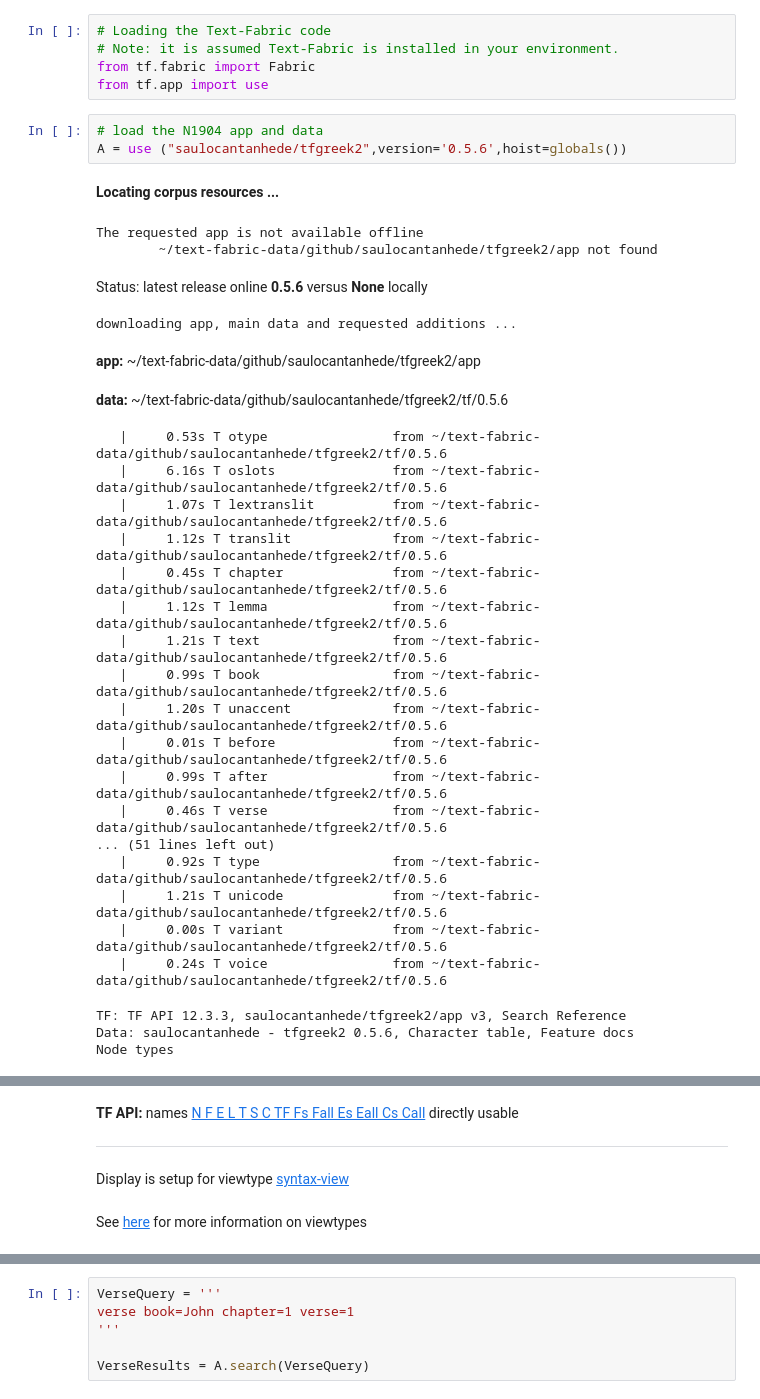
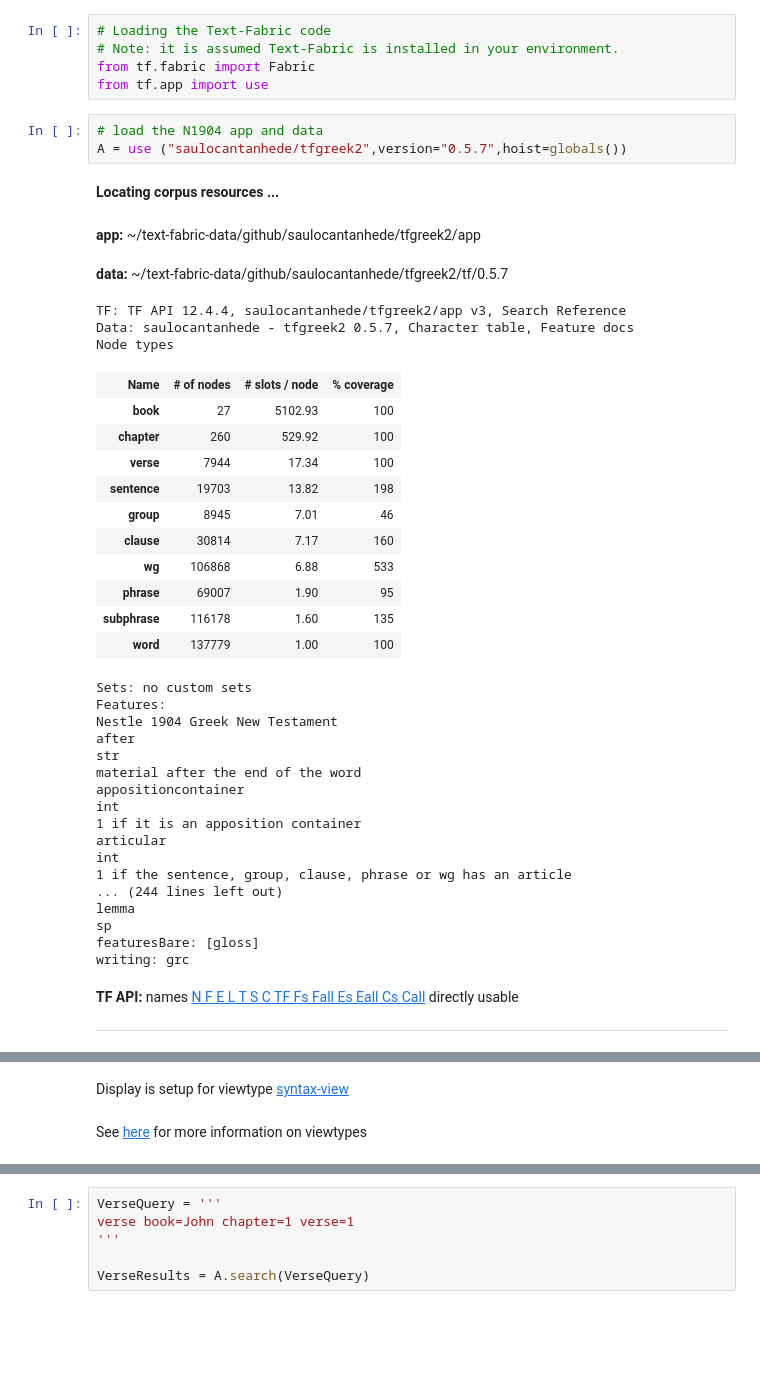
Before and after one commit to saulocantanhede/tfgreek2, a Jupyter notebook: docs/usecases/john1.ipynb, the cells around one changed output, grey strips where cells are left out. Cells and saved outputs as stored; diff of their text form; blank space fills up the shorter version.

```diff
--- a/docs/usecases/john1.ipynb
+++ b/docs/usecases/john1.ipynb
@@ -30,32 +32,40 @@ from tf.fabric import Fabric
 from tf.app import use
 # %%
 # load the N1904 app and data
-A = use ("saulocantanhede/tfgreek2",version='0.5.6',hoist=globals())
+A = use ("saulocantanhede/tfgreek2",version="0.5.7",hoist=globals())
 # %% [output]
 **Locating corpus resources ...**
+app: ~/text-fabric-data/github/saulocantanhede/tfgreek2/app
+data: ~/text-fabric-data/github/saulocantanhede/tfgreek2/tf/0.5.7
-The requested app is not available offline
-        ~/text-fabric-data/github/saulocantanhede/tfgreek2/app not found
+TF: TF API 12.4.4, saulocantanhede/tfgreek2/app v3, Search Reference
+Data: saulocantanhede - tfgreek2 0.5.7, Character table, Feature docs
+Node types
-Status: latest release online 0.5.6 versus None locally
+| Name | # of nodes | # slots / node | % coverage |
+| book | 27 | 5102.93 | 100 |
+| chapter | 260 | 529.92 | 100 |
+| verse | 7944 | 17.34 | 100 |
+| sentence | 19703 | 13.82 | 198 |
+| group | 8945 | 7.01 | 46 |
+| clause | 30814 | 7.17 | 160 |
+| wg | 106868 | 6.88 | 533 |
+| phrase | 69007 | 1.90 | 95 |
+| subphrase | 116178 | 1.60 | 135 |
+| word | 137779 | 1.00 | 100 |
-downloading app, main data and requested additions ...
+Sets: no custom sets
+Features:
+Nestle 1904 Greek New Testament
+after
+str
+material after the end of the word
+appositioncontainer
+int
+1 if it is an apposition container
+articular
+int
+1 if the sentence, group, clause, phrase or wg has an article
+... (244 lines left out)
+lemma
+sp
+featuresBare: [gloss]
+writing: grc
-app: ~/text-fabric-data/github/saulocantanhede/tfgreek2/app
-data: ~/text-fabric-data/github/saulocantanhede/tfgreek2/tf/0.5.6
+TF API: names N F E L T S C TF Fs Fall Es Eall Cs Call directly usable
-   |     0.53s T otype                from ~/text-fabric-data/github/saulocantanhede/tfgreek2/tf/0.5.6
-   |     6.16s T oslots               from ~/text-fabric-data/github/saulocantanhede/tfgreek2/tf/0.5.6
-   |     1.07s T lextranslit          from ~/text-fabric-data/github/saulocantanhede/tfgreek2/tf/0.5.6
-   |     1.12s T translit             from ~/text-fabric-data/github/saulocantanhede/tfgreek2/tf/0.5.6
-   |     0.45s T chapter              from ~/text-fabric-data/github/saulocantanhede/tfgreek2/tf/0.5.6
-   |     1.12s T lemma                from ~/text-fabric-data/github/saulocantanhede/tfgreek2/tf/0.5.6
-   |     1.21s T text                 from ~/text-fabric-data/github/saulocantanhede/tfgreek2/tf/0.5.6
-   |     0.99s T book                 from ~/text-fabric-data/github/saulocantanhede/tfgreek2/tf/0.5.6
-   |     1.20s T unaccent             from ~/text-fabric-data/github/saulocantanhede/tfgreek2/tf/0.5.6
-   |     0.01s T before               from ~/text-fabric-data/github/saulocantanhede/tfgreek2/tf/0.5.6
-   |     0.99s T after                from ~/text-fabric-data/github/saulocantanhede/tfgreek2/tf/0.5.6
-   |     0.46s T verse                from ~/text-fabric-data/github/saulocantanhede/tfgreek2/tf/0.5.6
-... (51 lines left out)
-   |     0.92s T type                 from ~/text-fabric-data/github/saulocantanhede/tfgreek2/tf/0.5.6
-   |     1.21s T unicode              from ~/text-fabric-data/github/saulocantanhede/tfgreek2/tf/0.5.6
-   |     0.00s T variant              from ~/text-fabric-data/github/saulocantanhede/tfgreek2/tf/0.5.6
-   |     0.24s T voice                from ~/text-fabric-data/github/saulocantanhede/tfgreek2/tf/0.5.6
-TF: TF API 12.3.3, saulocantanhede/tfgreek2/app v3, Search Reference
-Data: saulocantanhede - tfgreek2 0.5.6, Character table, Feature docs
-Node types
@@ -90,3 +72,2 @@ writing: grc
-TF API: names N F E L T S C TF Fs Fall Es Eall Cs Call directly usable
 Display is setup for viewtype [syntax-view](https://github.com/saulocantanhede/tfgreek2/blob/main/docs/syntax-view.md#start)
 See [here](https://github.com/saulocantanhede/tfgreek2/blob/main/docs/viewtypes.md#start) for more information on viewtypes
```
Also changed, not shown: parts of 22 cells of this notebook, 2 other files.
